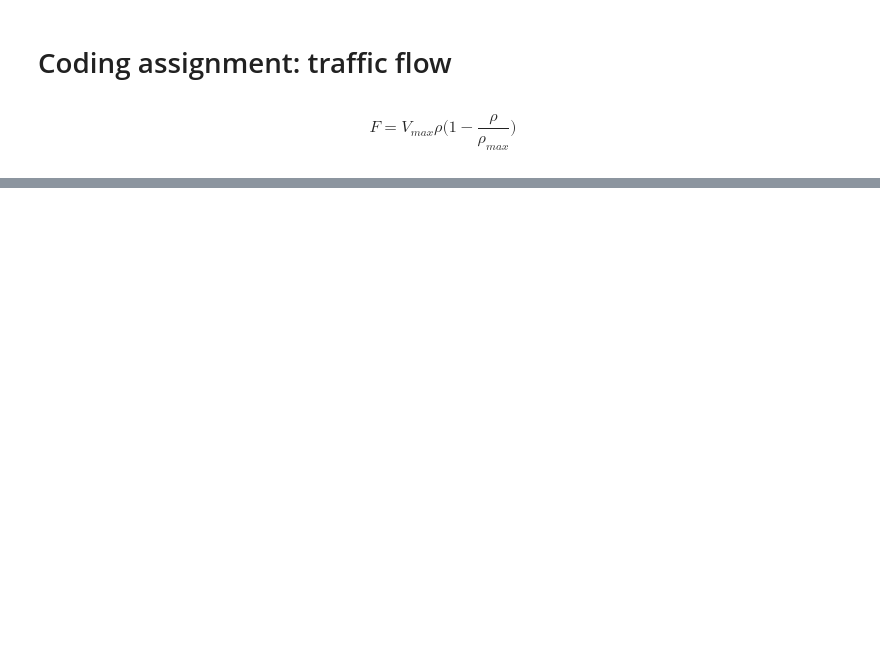
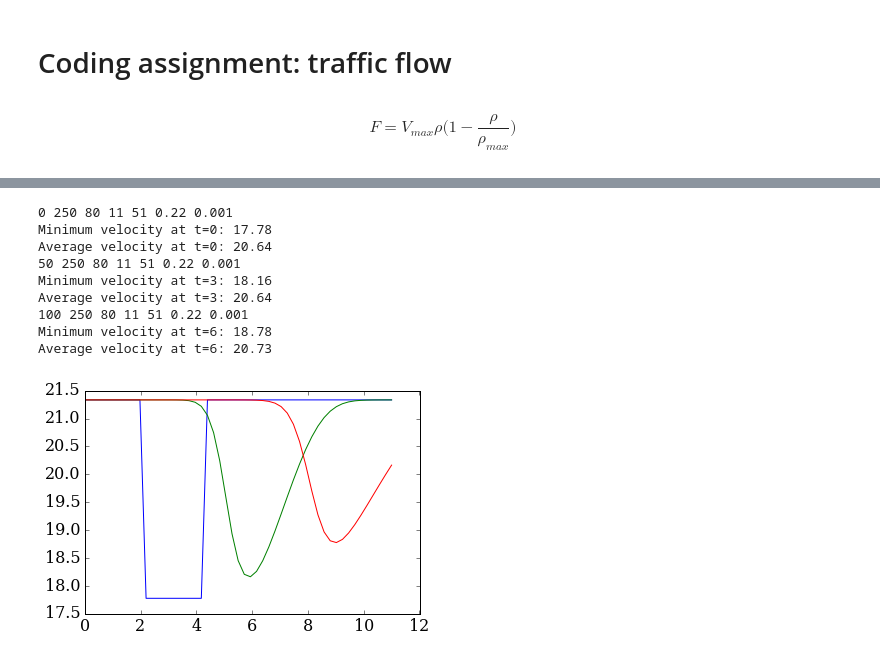
Before and after one commit to kaffeeknecht/numerical-mooc, a Jupyter notebook: working/02_spacetime/Module 2 - assessment.ipynb, the cells around one changed output, grey strips where cells are left out. Drawn from its saved outputs; the diff is of its cells as text; code cells hidden in the pictures; blank space fills up the shorter version.

```diff
--- a/working/02_spacetime/Module 2 - assessment.ipynb
+++ b/working/02_spacetime/Module 2 - assessment.ipynb
@@ -57,15 +46,2 @@ rho0[10:20] = 50
 # %% [markdown]
 $$F=V_{max}\rho\bigg(1-\frac{\rho}{\rho_{max}}\bigg)$$
-# %%
-rho=rho0
-v=numpy.zeros(nx)
-vn=numpy.zeros(nx)
-for n in range(1,nt):
-    rho[0]=10
-    rhon = rho.copy()
-    for i in range(1,nx):
-        rho[i] = rhon[i]-dt/dx*vmax*(rhon[i]-rhon[i]**2/rhomax-rhon[i-1]+rhon[i-1]**2/rhomax)
-    for i in range(1,nx):
-        v[i]=vmax*rho[i]*(1-(rho[i]/rhomax))/rho[i]
-    for j in range(nx):
-        vn[i]=vmax*rhon[i]*(1-(rhon[i]/rhomax))/rhon[i]
@@ -200,0 +48,66 @@ Minimum Velocity at t = 3 minutes:  30.9864026806 m/s
+# %%
+from IPython import get_ipython
+get_ipython().magic('reset -sf')
+
+import numpy
+import sympy
+from matplotlib import pyplot
+%matplotlib inline
+from matplotlib import rcParams
+rcParams['font.family'] = 'serif'
+rcParams['font.size'] = 16
+
+from sympy import init_printing
+init_printing()
+
+from sympy.utilities.lambdify import lambdify
+
+
+nx = 51
+L=11
+dt = 0.001
+rhomax = 250
+vmax = 80
+
+x = numpy.linspace(0,L,nx)
+dx=x[1]-x[0]
+rho0 = numpy.ones(nx)*10
+rho0[10:20] = 50
+rho0[0]=10
+
+
+
+def traffic(t):
+    rho=rho0
+    v=numpy.zeros(nx)
+    T=int(t/60/dt)
+    print(T, rhomax, vmax,L , nx, dx, dt)
+    for n in range(1,T):
+        rhon = rho.copy()
+        #for i in range(1,nx):
+        #rho[j] = rn[j] - dt/dx*((vmax*rn[j]*(1-(rn[j]/rhomax))) - (vmax*rn[j-1]*(1-(rn[j-1]/rhomax))))
+        rho[1:] = rhon[1:] - dt/dx*((vmax*rhon[1:]*(1-(rhon[1:]/rhomax)))-(vmax*rhon[0:-1]*(1-(rhon[0:-1]/rhomax))))
+        rho[0]=10
+    v=vmax*rho*(1-rho/rhomax)/rho
+    return rho,v
+
+for j in [0,3,6]:
+    rho0 = numpy.ones(nx)*10
+    rho0[10:20] = 50
+    rho0[0]=10
+    rho,v=traffic(j)
+    pyplot.plot(x, v/3.6);
+    #pyplot.plot(x,rho);
+    print("Minimum velocity at t=%d: %.2f" % (j,min(v)/3.6))
+    print("Average velocity at t=%d: %.2f" % (j,sum(v)/nx/3.6))
+# %% [output]
+0 250 80 11 51 0.22 0.001
+Minimum velocity at t=0: 17.78
+Average velocity at t=0: 20.64
+50 250 80 11 51 0.22 0.001
+Minimum velocity at t=3: 18.16
+Average velocity at t=3: 20.64
+100 250 80 11 51 0.22 0.001
+Minimum velocity at t=6: 18.78
+Average velocity at t=6: 20.73
+[figure, added]
```
Also changed, not shown: parts of 12 cells of this notebook, 2 other files.
